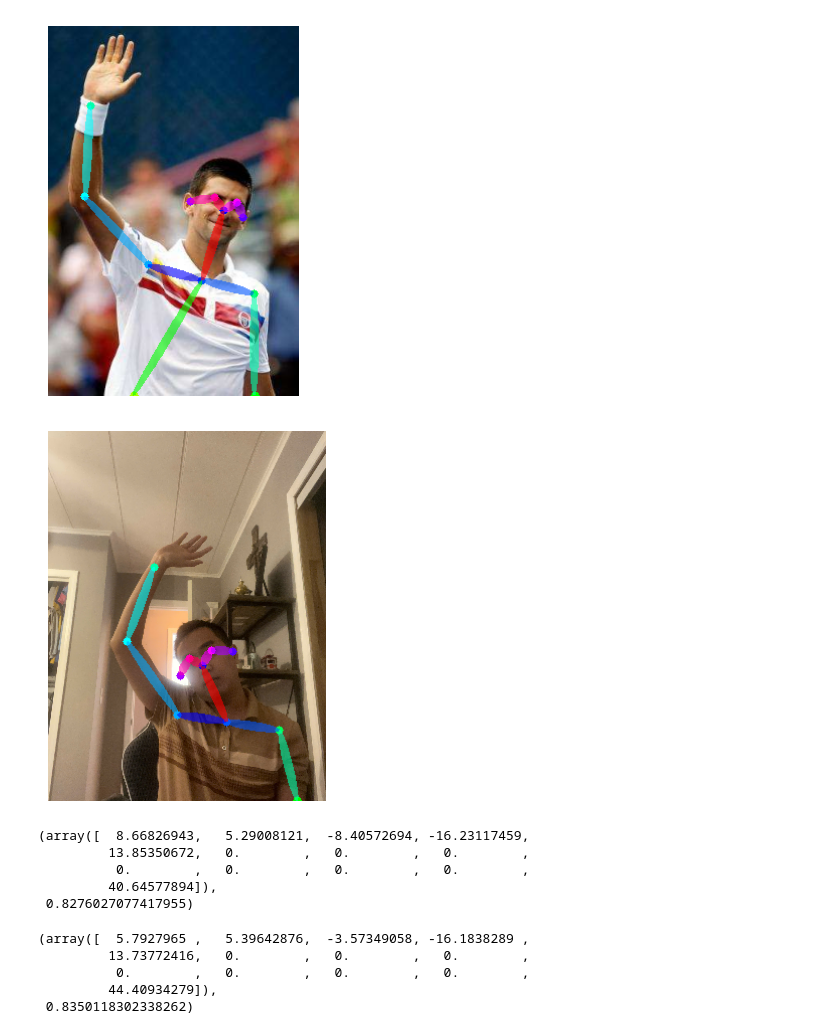
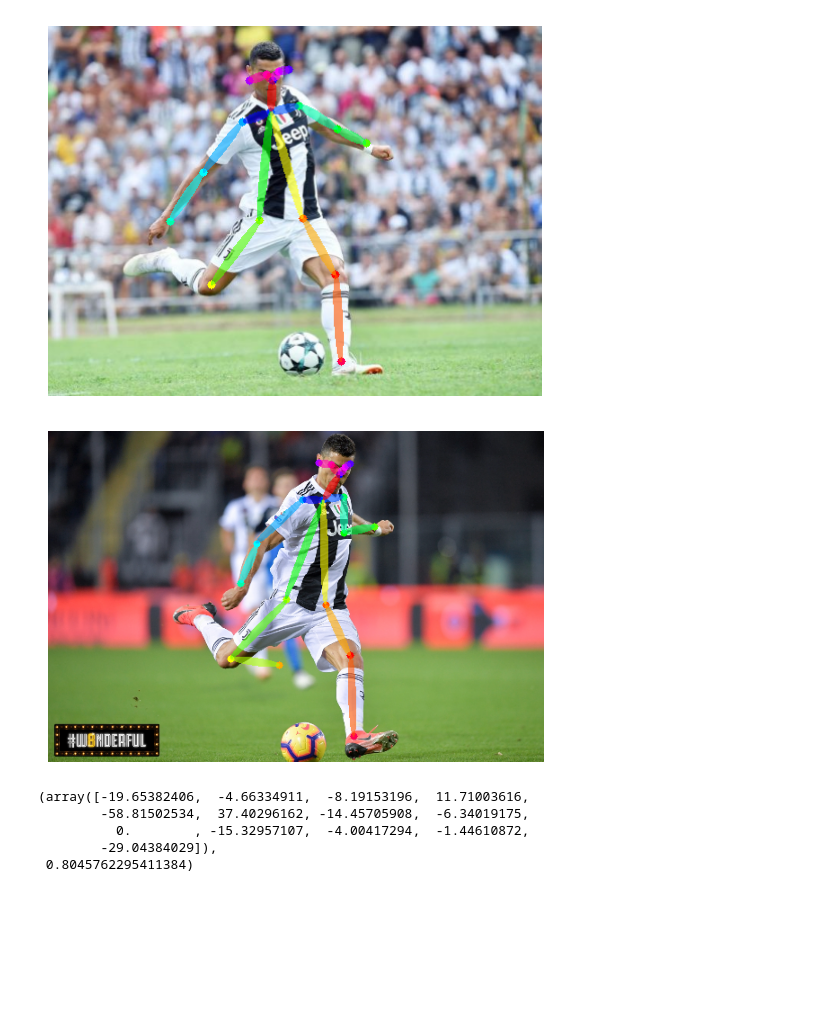
Before and after one commit to quangnhien/photo-posing-assistant, a Jupyter notebook: backend/posture_comparison_model/detectBody.ipynb, the cells around one changed output. Drawn from its saved outputs; the diff is of its cells as text; code cells hidden in the pictures; blank space fills up the shorter version.

```diff
--- a/backend/posture_comparison_model/detectBody.ipynb
+++ b/backend/posture_comparison_model/detectBody.ipynb
@@ -11,21 +12,21 @@ from src.body import Body
 # %%
 body_estimation = Body('model/body_pose_model.pth')
 # %%
-test_image = 'images/demo.jpg'
+test_image = 'images/ronaldo1.jpg'
 oriImg = cv2.imread(test_image)  # B,G,R order
 scale =368/ oriImg.shape[0]
 oriImg = cv2.resize(oriImg,None,fx=scale,fy=scale)
 candidate, subset = body_estimation(oriImg)
 
 canvas = copy.deepcopy(oriImg)
 canvas = util.draw_bodypose(canvas, candidate, [subset])
 plt.imshow(canvas[:, :, [2, 1, 0]])
 plt.axis('off')
 plt.show()
 # %% [output]
-[figure, old version]
+[figure, new version]
 # %%
-compare_image = 'images/compare3.jpg'
+compare_image = 'images/ronaldo2.jpg'
 compare_image = cv2.imread(compare_image)  # B,G,R order
 scale =368/ compare_image.shape[0]
 compare_image = cv2.resize(compare_image,None,fx=scale,fy=scale)
@@ -38,12 +39,6 @@ plt.imshow(canvas[:, :, [2, 1, 0]])
 plt.axis('off')
 plt.show()
 # %% [output]
-[figure, old version]
+[figure, new version]
 # %%
-body_estimation.compare(oriImg,compare_image)
+angles,kp,vector = body_estimation.compare(oriImg,compare_image)
-# %% [output]
-(array([  8.66826943,   5.29008121,  -8.40572694, -16.23117459,
-         13.85350672,   0.        ,   0.        ,   0.        ,
-          0.        ,   0.        ,   0.        ,   0.        ,
-         40.64577894]),
- 0.8276027077417955)
@@ -67,9 +45,8 @@ def getAngleSetAndScore(vect1,vect2):
-# %%
-angle = getAngleSetAndScore(vect1,vect2)
-angle
-# %% [output]
-(array([  5.7927965 ,   5.39642876,  -3.57349058, -16.1838289 ,
-         13.73772416,   0.        ,   0.        ,   0.        ,
-          0.        ,   0.        ,   0.        ,   0.        ,
-         44.40934279]),
- 0.8350118302338262)
+# %%
+angles
+# %% [output]
+(array([-19.65382406,  -4.66334911,  -8.19153196,  11.71003616,
+        -58.81502534,  37.40296162, -14.45705908,  -6.34019175,
+          0.        , -15.32957107,  -4.00417294,  -1.44610872,
+        -29.04384029]),
+ 0.8045762295411384)
```
Also changed, not shown: parts of 7 cells of this notebook, 8 other files.
